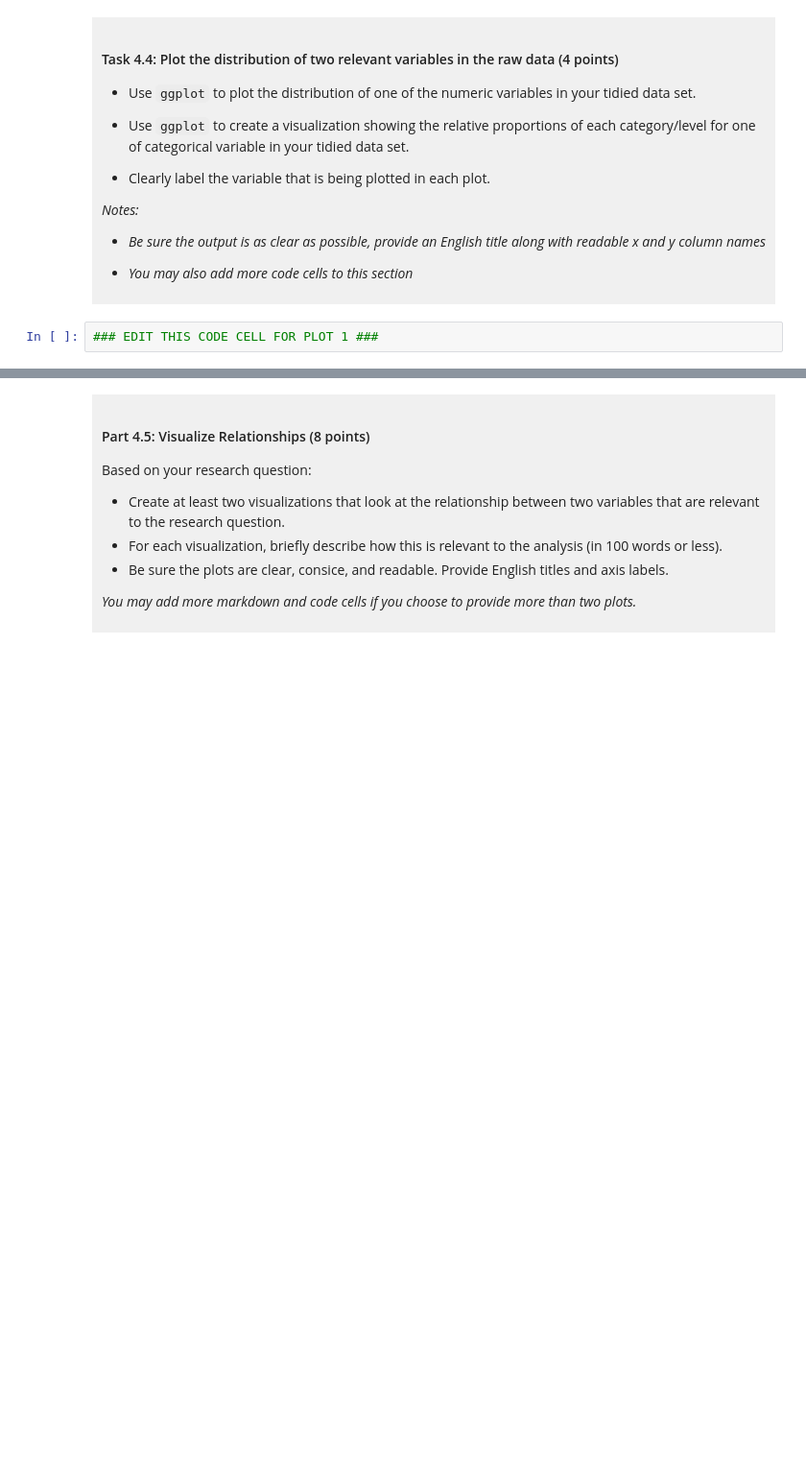
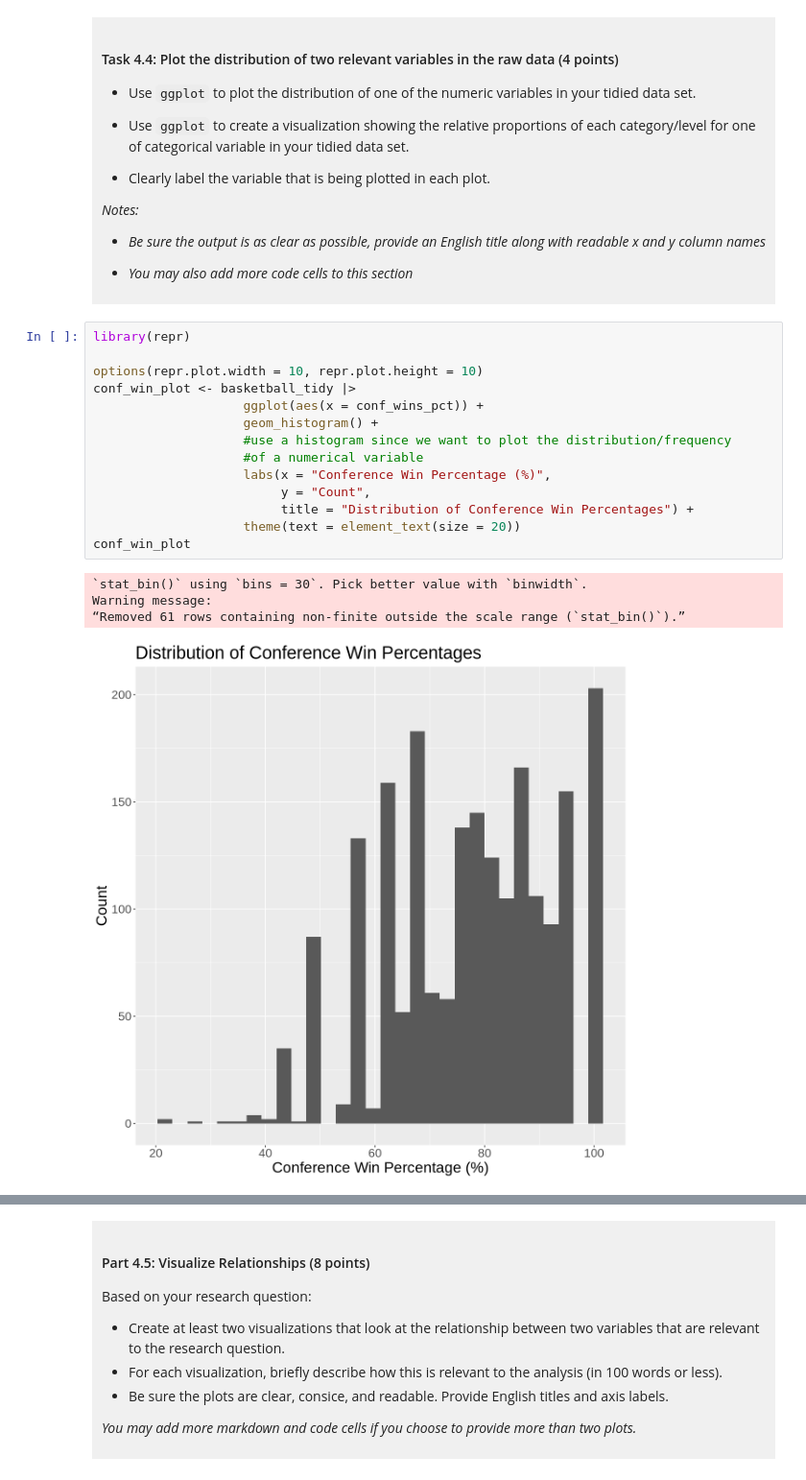
Before and after one commit to chaitea10/dsci-100-project-kevin-chai, a Jupyter notebook: dsci-100-project-notebook.ipynb, the cells around one changed output, grey strips where cells are left out. Shown at 96% size. Cells and saved outputs as stored; diff of their text form; blank space fills up the shorter version.

Commit message:
Task 4.5
Finished one visualization for task 4.5

```diff
--- a/dsci-100-project-notebook.ipynb
+++ b/dsci-100-project-notebook.ipynb
@@ -293,5 +349,22 @@ You will refine your research question (if needed) and produce a tidy data set.
 
 </div>
 # %%
-### EDIT THIS CODE CELL FOR PLOT 1 ###
+library(repr)
+
+options(repr.plot.width = 10, repr.plot.height = 10)
+conf_win_plot <- basketball_tidy |>
+                    ggplot(aes(x = conf_wins_pct)) +
+                    geom_histogram() +
+                    #use a histogram since we want to plot the distribution/frequency
+                    #of a numerical variable
+                    labs(x = "Conference Win Percentage (%)",
+                         y = "Count",
+                         title = "Distribution of Conference Win Percentages") +
+                    theme(text = element_text(size = 20))
+conf_win_plot
+# %% [output]
+`stat_bin()` using `bins = 30`. Pick better value with `binwidth`.
+Warning message:
+“Removed 61 rows containing non-finite outside the scale range (`stat_bin()`).”
+[figure, added]
 # %%
```
Also changed, not shown: parts of 10 cells of this notebook.
